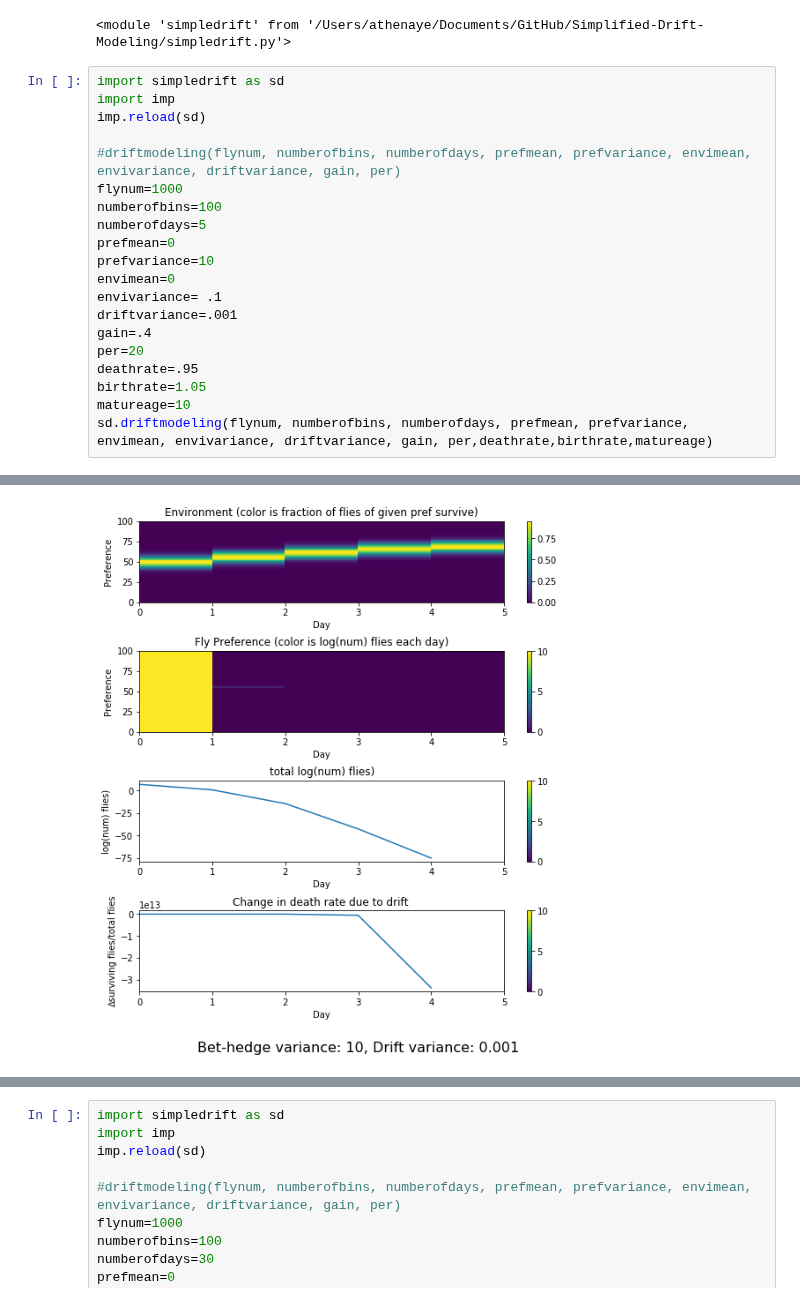
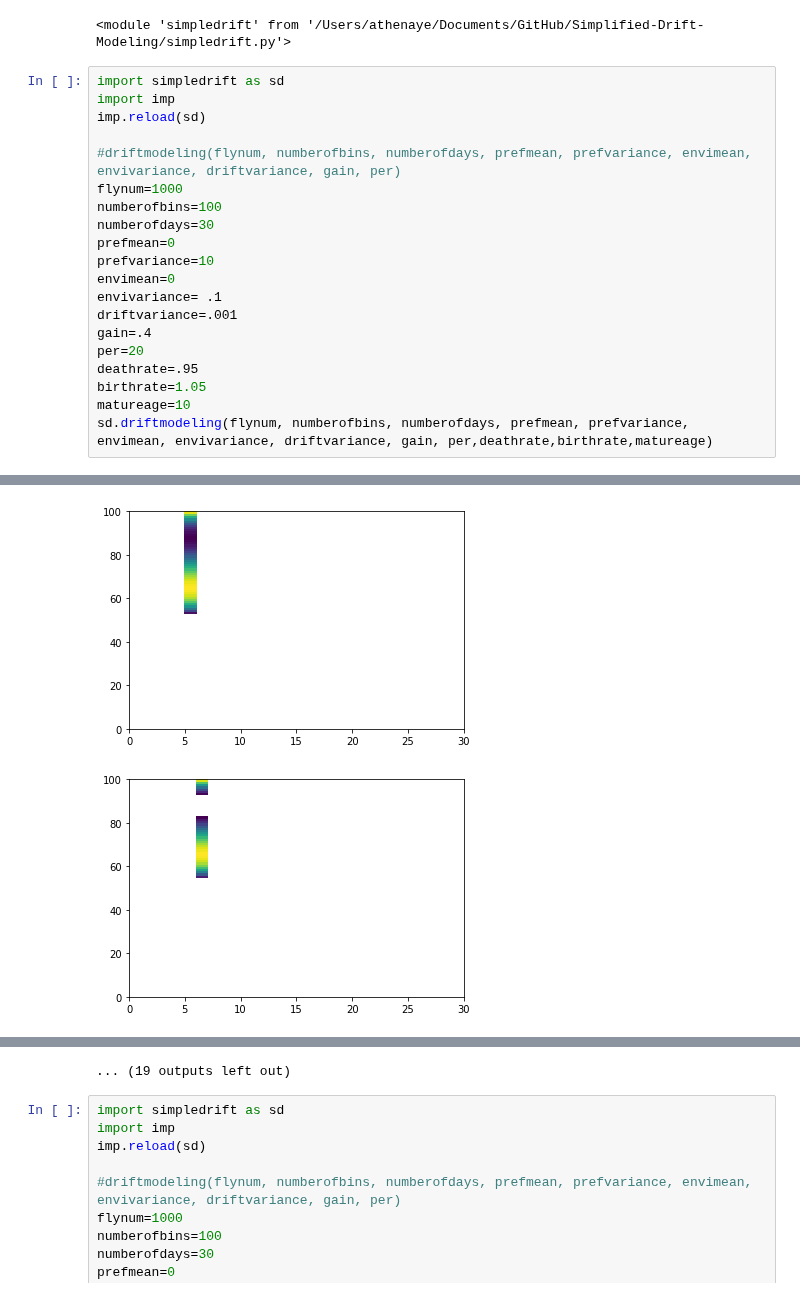
Before and after one commit to ryantmaloney/Simplified-Drift-Modeling, a Jupyter notebook: driftmodeling.ipynb, the cells around one changed output, grey strips where cells are left out. Saved outputs shown, nothing was run; the diff lists cells and outputs as text.

```diff
--- a/driftmodeling.ipynb
+++ b/driftmodeling.ipynb
@@ -7,26 +7,27 @@ imp.reload(sd)
 # %%
 import simpledrift as sd
 import imp
 imp.reload(sd)
 
 #driftmodeling(flynum, numberofbins, numberofdays, prefmean, prefvariance, envimean, envivariance, driftvariance, gain, per)
 flynum=1000
 numberofbins=100
-numberofdays=5
+numberofdays=30
 prefmean=0
 prefvariance=10
 envimean=0
 envivariance= .1
 driftvariance=.001
 gain=.4
 per=20
 deathrate=.95
 birthrate=1.05
 matureage=10
 sd.driftmodeling(flynum, numberofbins, numberofdays, prefmean, prefvariance, envimean, envivariance, driftvariance, gain, per,deathrate,birthrate,matureage)
 # %% [output]
 [figure]
 [figure]
 [figure]
 [figure]
-[figure, old version]
+[figure, new version]
+[figure, added]
@@ -33,3 +40,4 @@ sd.driftmodeling(flynum, numberofbins, numberofdays, prefmean, prefvariance, env
+... (19 outputs left out)
 # %%
 import simpledrift as sd
 import imp
```
Also changed, not shown: parts of 1 cell of this notebook, 1 other file.
